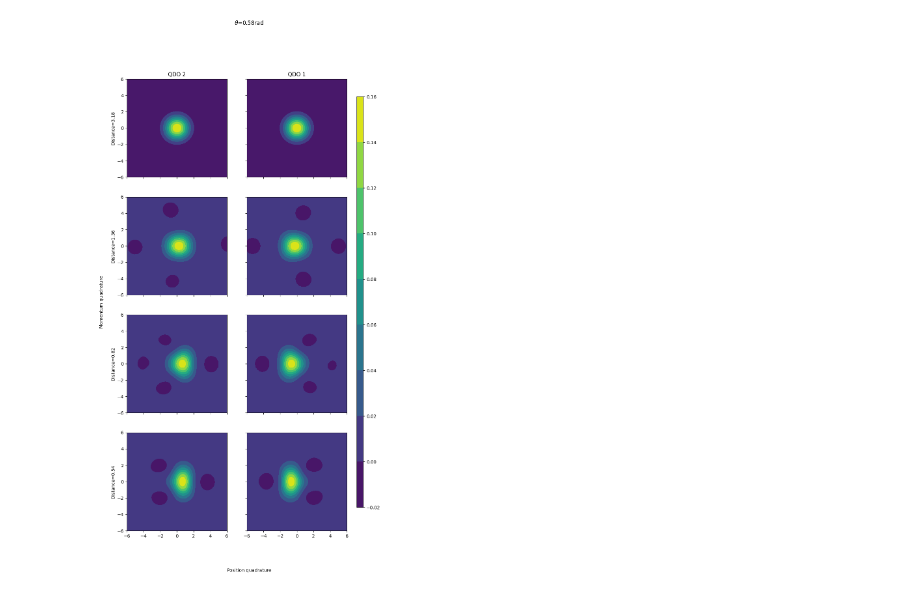
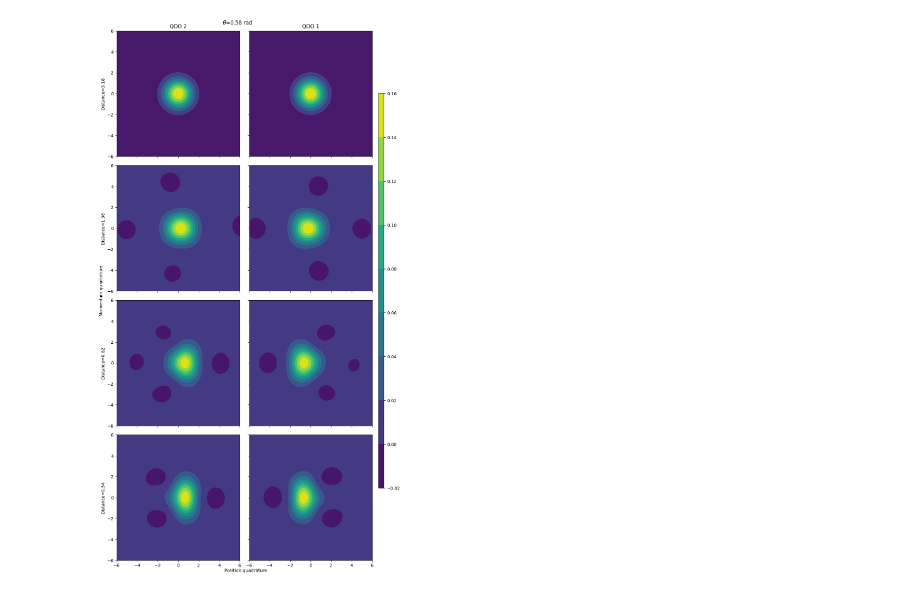
Before and after one commit to MatthieuSarkis/Long-range-intermolecular-interactions-on-a-continuous-variable-quantum-computer, a Jupyter notebook: plot.ipynb, the cells around one changed output. Cells and saved outputs as stored; diff of their text form; code cells hidden in the pictures.

```diff
--- a/plot.ipynb
+++ b/plot.ipynb
@@ -11,5 +10,7 @@ from src.utils import von_neumann_entropy, renyi_entropy
 # %%
 dir = 'logs/2023.02.21.13.19.23'
+save_dir = os.path.join(dir, 'plots_for_paper')
+os.makedirs(save_dir, exist_ok=True)
 res = np.load(os.path.join(dir, 'results.npy'))
 starting_distance = 0
 
@@ -18,12 +19,10 @@ states = res[:, starting_distance:, :-1, :-1]
 distances = np.load(os.path.join(dir, 'distance_array.npy'))[starting_distance:]
 thetas = np.load(os.path.join(dir, 'angle_array.npy'))
 quadrature_grid = np.load(os.path.join(dir, 'quadrature_array.npy'))
-
 entropy_array = von_neumann_entropy(states=states)
 renyi_entropy_array = renyi_entropy(states=states, n=2)
+startingDistance = [1, 2, 3, 5, 7, 8, 10, 12, 15, 18, 24, 22, 18, 17, 17, 16, 21, 25, 24] # starting at the first non-parallel angle
 
 with open(os.path.join(dir, 'args.json')) as f:
     args = json.load(f)
-
-startingDistance = [1, 2, 3, 5, 7, 8, 10, 12, 15, 18, 24, 22, 18, 17, 17, 16, 21, 25, 24] # starting at the first non-parallel angle
 # %%
@@ -126,63 +120,49 @@ plot_entropy(
 # %%
-def plot_wigner(
-    fig_dir: Optional[str],
-    quadrature_grid: np.ndarray,
-    states: np.ndarray,
-    cutoff_dim: int = 5
-) -> None:
+X, P = np.meshgrid(quadrature_grid, quadrature_grid)
 
-    X, P = np.meshgrid(quadrature_grid, quadrature_grid)
+state0 = FockStateTF(state_data=states[7, 180], num_modes=2, pure=True, cutoff_dim=args['cutoff_dim'])
+state1 = FockStateTF(state_data=states[7, 72], num_modes=2, pure=True, cutoff_dim=args['cutoff_dim'])
+state2 = FockStateTF(state_data=states[7, 42], num_modes=2, pure=True, cutoff_dim=args['cutoff_dim'])
+state3 = FockStateTF(state_data=states[7, 26], num_modes=2, pure=True, cutoff_dim=args['cutoff_dim'])
 
-    state0 = FockStateTF(state_data=states[7, 180], num_modes=2, pure=True, cutoff_dim=cutoff_dim)
-    state1 = FockStateTF(state_data=states[7, 72], num_modes=2, pure=True, cutoff_dim=cutoff_dim)
-    state2 = FockStateTF(state_data=states[7, 42], num_modes=2, pure=True, cutoff_dim=cutoff_dim)
-    state3 = FockStateTF(state_data=states[7, 26], num_modes=2, pure=True, cutoff_dim=cutoff_dim)
-    w_qdo1_0 = state0.wigner(mode=0, xvec=quadrature_grid, pvec=quadrature_grid)
-    w_qdo2_0 = state0.wigner(mode=1, xvec=quadrature_grid, pvec=quadrature_grid)
-    w_qdo1_1 = state1.wigner(mode=0, xvec=quadrature_grid, pvec=quadrature_grid)
-    w_qdo2_1 = state1.wigner(mode=1, xvec=quadrature_grid, pvec=quadrature_grid)
-    w_qdo1_2 = state2.wigner(mode=0, xvec=quadrature_grid, pvec=quadrature_grid)
-    w_qdo2_2 = state2.wigner(mode=1, xvec=quadrature_grid, pvec=quadrature_grid)
-    w_qdo1_3 = state3.wigner(mode=0, xvec=quadrature_grid, pvec=quadrature_grid)
-    w_qdo2_3 = state3.wigner(mode=1, xvec=quadrature_grid, pvec=quadrature_grid)
+w_qdo1_0 = state0.wigner(mode=0, xvec=quadrature_grid, pvec=quadrature_grid)
+w_qdo2_0 = state0.wigner(mode=1, xvec=quadrature_grid, pvec=quadrature_grid)
+w_qdo1_1 = state1.wigner(mode=0, xvec=quadrature_grid, pvec=quadrature_grid)
+w_qdo2_1 = state1.wigner(mode=1, xvec=quadrature_grid, pvec=quadrature_grid)
+w_qdo1_2 = state2.wigner(mode=0, xvec=quadrature_grid, pvec=quadrature_grid)
+w_qdo2_2 = state2.wigner(mode=1, xvec=quadrature_grid, pvec=quadrature_grid)
+w_qdo1_3 = state3.wigner(mode=0, xvec=quadrature_grid, pvec=quadrature_grid)
+w_qdo2_3 = state3.wigner(mode=1, xvec=quadrature_grid, pvec=quadrature_grid)
 
-    fig, axes = plt.subplots(nrows=4, ncols=2, figsize=(10, 18), sharex=True, sharey=True)
+fig, axes = plt.subplots(nrows=4, ncols=2, figsize=(9, 18), sharex=True, sharey=True)
 
-    heatmap1_0 = axes[0, 0].contourf(X, P, w_qdo2_0)
-    axes[0, 0].set_title("QDO 2")
-    heatmap2_0 = axes[0, 1].contourf(X, P, w_qdo1_0)
-    axes[0, 1].set_title("QDO 1")
-    axes[0, 0].set_ylabel("Distance=3.18")
+heatmap1_0 = axes[0, 0].contourf(X, P, w_qdo2_0)
+axes[0, 0].set_title("QDO 2")
+heatmap2_0 = axes[0, 1].contourf(X, P, w_qdo1_0)
+axes[0, 1].set_title("QDO 1")
+axes[0, 0].set_ylabel("Distance=3.18")
 
-    heatmap1_1 = axes[1, 0].contourf(X, P, w_qdo2_1)
-    heatmap2_1 = axes[1, 1].contourf(X, P, w_qdo1_1)
-    axes[1, 0].set_ylabel("Distance=1.36")
+heatmap1_1 = axes[1, 0].contourf(X, P, w_qdo2_1)
+heatmap2_1 = axes[1, 1].contourf(X, P, w_qdo1_1)
+axes[1, 0].set_ylabel("Distance=1.36")
 
-    heatmap1_2 = axes[2, 0].contourf(X, P, w_qdo2_2)
-    heatmap2_2 = axes[2, 1].contourf(X, P, w_qdo1_2)
-    axes[2, 0].set_ylabel("Distance=0.82")
+heatmap1_2 = axes[2, 0].contourf(X, P, w_qdo2_2)
+heatmap2_2 = axes[2, 1].contourf(X, P, w_qdo1_2)
+axes[2, 0].set_ylabel("Distance=0.82")
 
-    heatmap1_3 = axes[3, 0].contourf(X, P, w_qdo2_3)
-    heatmap2_3 = axes[3, 1].contourf(X, P, w_qdo1_3)
-    axes[3, 0].set_ylabel("Distance=0.54")
+heatmap1_3 = axes[3, 0].contourf(X, P, w_qdo2_3)
+heatmap2_3 = axes[3, 1].contourf(X, P, w_qdo1_3)
+axes[3, 0].set_ylabel("Distance=0.54")
 
-    fig.subplots_adjust(right=0.8)
-    cbar_ax = fig.add_axes([0.83, 0.15, 0.02, 0.7])
-    fig.colorbar(heatmap2_3, cax=cbar_ax)
-
-    fig.text(0.5, 0.04, 'Position quadrature', ha='center')
-    fig.text(0.04, 0.5, 'Momentum quadrature', va='center', rotation='vertical')
-
-    plt.suptitle(r"$\theta$=0.58rad")
-    plt.show()
-
-
-plot_wigner(
-    fig_dir=None,
-    quadrature_grid=quadrature_grid,
-    states=states,
-    cutoff_dim=args['cutoff_dim']
-)
+fig.subplots_adjust(right=0.8)
+cbar_ax = fig.add_axes([1.0, 0.15, 0.02, 0.7])
+fig.colorbar(heatmap2_3, cax=cbar_ax)
+fig.text(0.53, 0.001, 'Position quadrature', ha='center')
+fig.text(0.01, 0.5, 'Momentum quadrature', va='center', rotation='vertical')
+plt.suptitle(r"$\theta$=0.58 rad")
+fig.tight_layout()
+plt.savefig(os.path.join(save_dir, 'wigner_movie'), dpi=300, transparent=False, bbox_inches='tight')
+plt.show()
 # %% [output]
-[figure, old version]
+[figure, new version]
 # %%
```
Also changed, not shown: parts of 6 cells of this notebook, 6 other files.
